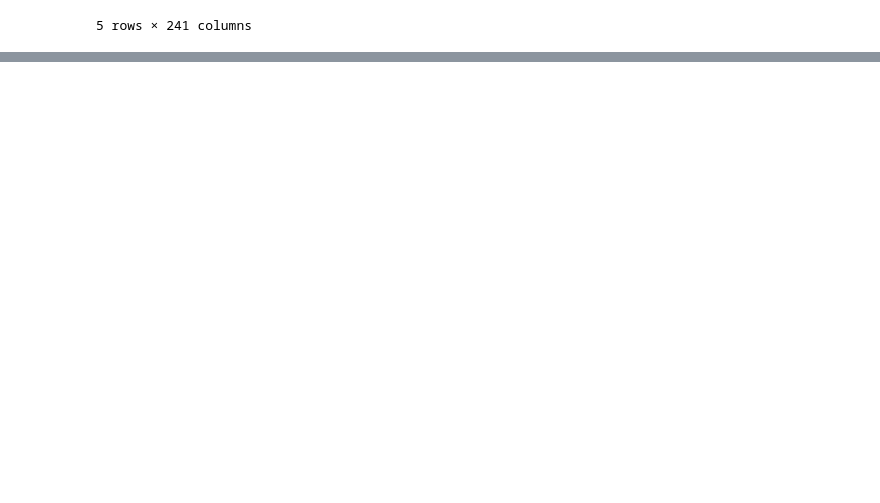
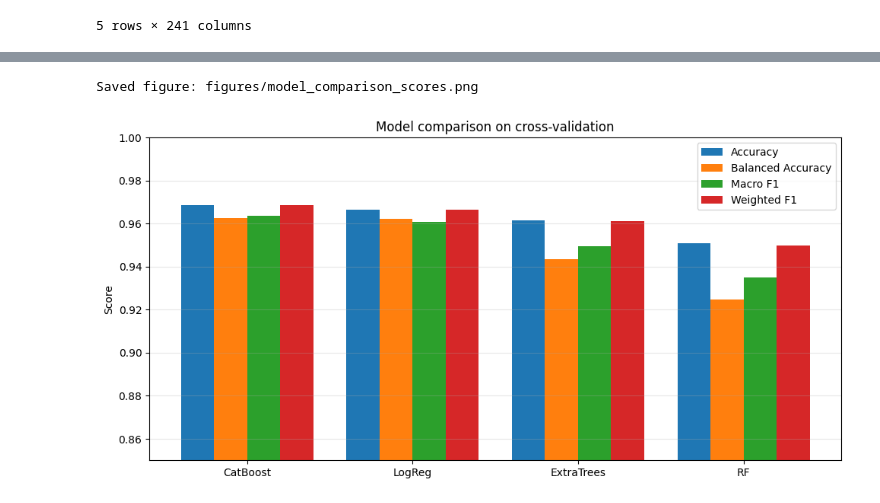
Before and after one commit to Dzuy123/ParkinsonsTremorClassification, a Jupyter notebook: parkinson_model.ipynb, the cells around one changed output, grey strips where cells are left out. Cells and saved outputs as stored; diff of their text form; code cells hidden in the pictures; blank space fills up the shorter version.

```diff
--- a/parkinson_model.ipynb
+++ b/parkinson_model.ipynb
@@ -39,6 +42,18 @@ RAW_DIR   = os.path.join(ROOT, "data")
 FEATURE_TRAIN_OUT = os.path.join(ROOT, "train_features_v2.csv")
 FEATURE_TEST_OUT  = os.path.join(ROOT, "test_features_v2.csv")
 SUBMISSION_OUT    = os.path.join(ROOT, "submit_motion_model.csv")
+# %%
+
+# Save PNG
+FIG_DIR = "figures"
+os.makedirs(FIG_DIR, exist_ok=True)
+
+def save_fig(name, fig=None):
+    if fig is None:
+        fig = plt.gcf()
+    path = os.path.join(FIG_DIR, f"{name}.png")
+    fig.savefig(path, dpi=300, bbox_inches="tight")
+    print("Saved figure:", path)
 # %%
 
 
@@ -939,0 +1025,33 @@ Name: count, dtype: int64
+# %%
+
+
+# bar chart compare model performance
+
+
+plot_df = results_df.copy()
+
+metrics_to_plot = ["acc_mean", "bal_acc_mean", "macro_f1_mean", "weighted_f1_mean"]
+metric_labels = ["Accuracy", "Balanced Accuracy", "Macro F1", "Weighted F1"]
+
+x = np.arange(len(plot_df))
+width = 0.2
+
+fig, ax = plt.subplots(figsize=(10, 5))
+
+for i, (col, label) in enumerate(zip(metrics_to_plot, metric_labels)):
+    ax.bar(x + i * width, plot_df[col], width=width, label=label)
+
+ax.set_xticks(x + 1.5 * width)
+ax.set_xticklabels(plot_df["model"], rotation=0)
+ax.set_ylabel("Score")
+ax.set_ylim(0.85, 1.00)
+ax.set_title("Model comparison on cross-validation")
+ax.legend()
+ax.grid(axis="y", alpha=0.3)
+
+plt.tight_layout()
+save_fig("model_comparison_scores", fig)
+plt.show()
+# %% [output]
+Saved figure: figures/model_comparison_scores.png
+[figure, added]
```
Also changed, not shown: parts of 14 cells of this notebook.
